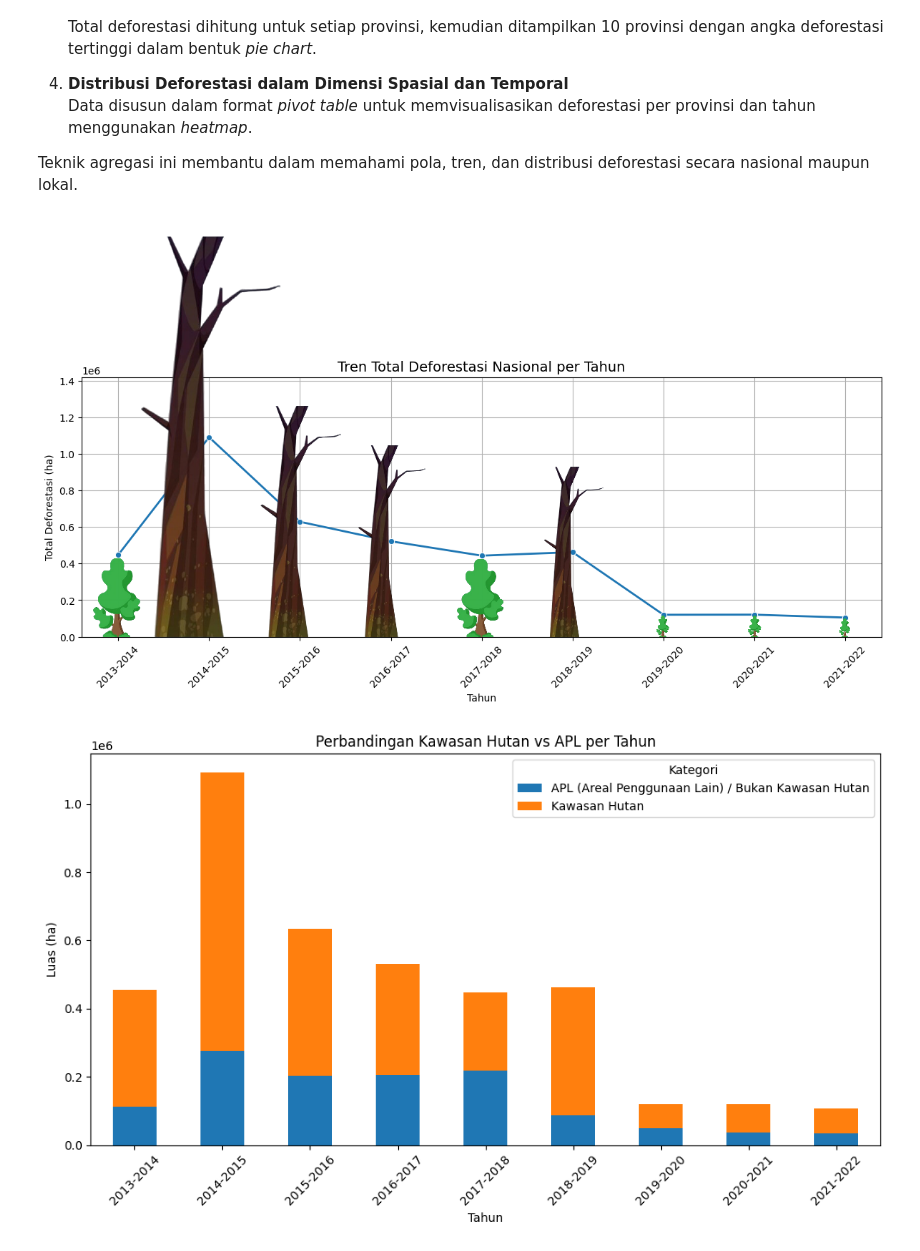
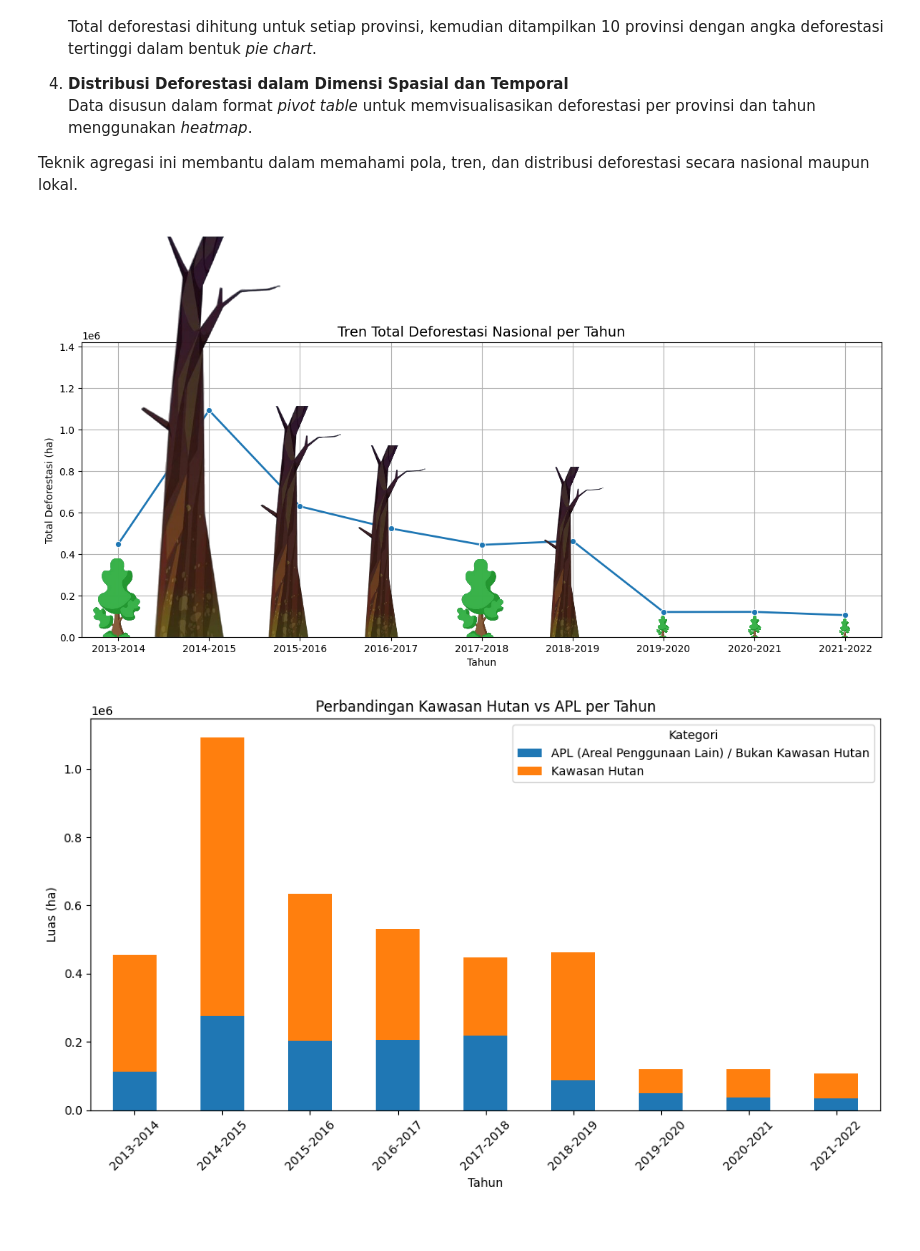
Before and after one commit to rezachairul/TubesVisdat2025, a Jupyter notebook: preprosesing_data_kelompok_9.ipynb, the cells around one changed output. Drawn from its saved outputs; the diff is of its cells as text; code cells hidden in the pictures.

```diff
--- a/preprosesing_data_kelompok_9.ipynb
+++ b/preprosesing_data_kelompok_9.ipynb
@@ -147,35 +147,35 @@ for i, row in total_per_tahun.iterrows():
     img = img_high if nilai > threshold else img_low
 
     # Hitung zoom agar tinggi gambar sama dengan nilai Y (proporsional)
     tinggi_gambar_visual = nilai
     zoom = (tinggi_gambar_visual / max_nilai) * 0.5  # kamu bisa sesuaikan skala 0.5 agar cocok secara visual
 
     imagebox = OffsetImage(img, zoom=zoom)
 
     # Posisi gambar di tengah antara y=0 dan y=nilai (agar mencakup dari 0 sampai nilai)
     ab = AnnotationBbox(
         imagebox,
         (x_pos[i], 0),           # titik tengah y dari gambar
         frameon=False,
         box_alignment=(0.5, 0)      # gambar disisipkan dari tengah
     )
     ax.add_artist(ab)
 
 # Atur label sumbu X
 ax.set_xticks(x_pos)
-ax.set_xticklabels(total_per_tahun['Tahun'], rotation=45)
+ax.set_xticklabels(total_per_tahun['Tahun'], rotation=360)
 
 # Label dan grid
 ax.set_title("Tren Total Deforestasi Nasional per Tahun", fontsize=14)
 ax.set_ylabel("Total Deforestasi (ha)")
 ax.set_xlabel("Tahun")
 ax.set_ylim(0, max_nilai * 1.3)  # beri ruang di atas agar gambar muat
 ax.grid(True)
 
 plt.tight_layout()
 plt.show()
 # %% [output]
-[figure, old version]
+[figure, new version]
 # %%
 # 2. Perbandingan Kawasan Hutan vs APL per Tahun (Stacked Bar Chart)
 # Filter data yang mengandung 'Kawasan Hutan' atau 'APL'
```
Also changed, not shown: 1 other file.
